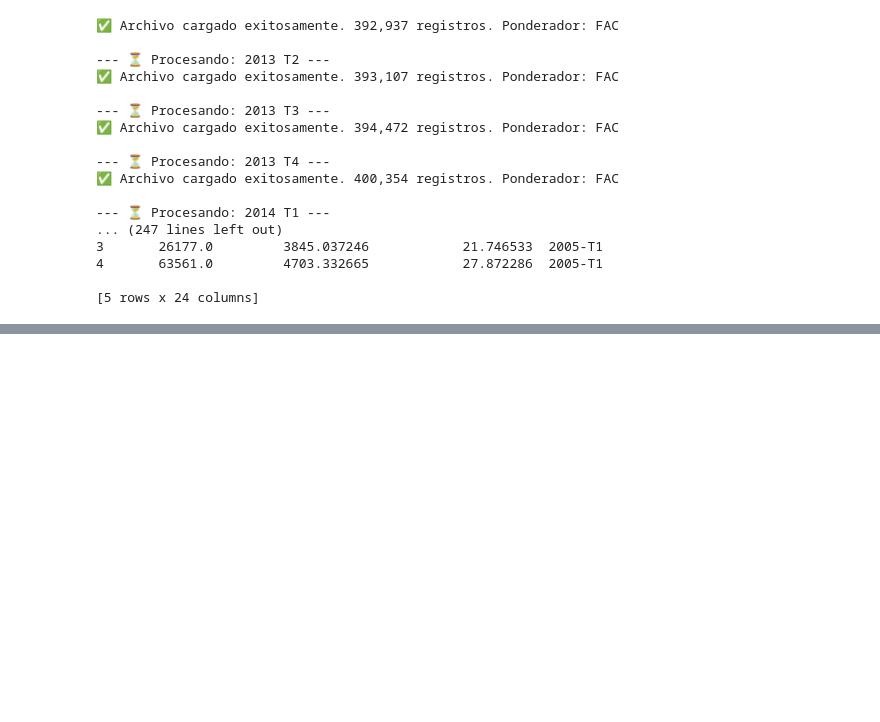
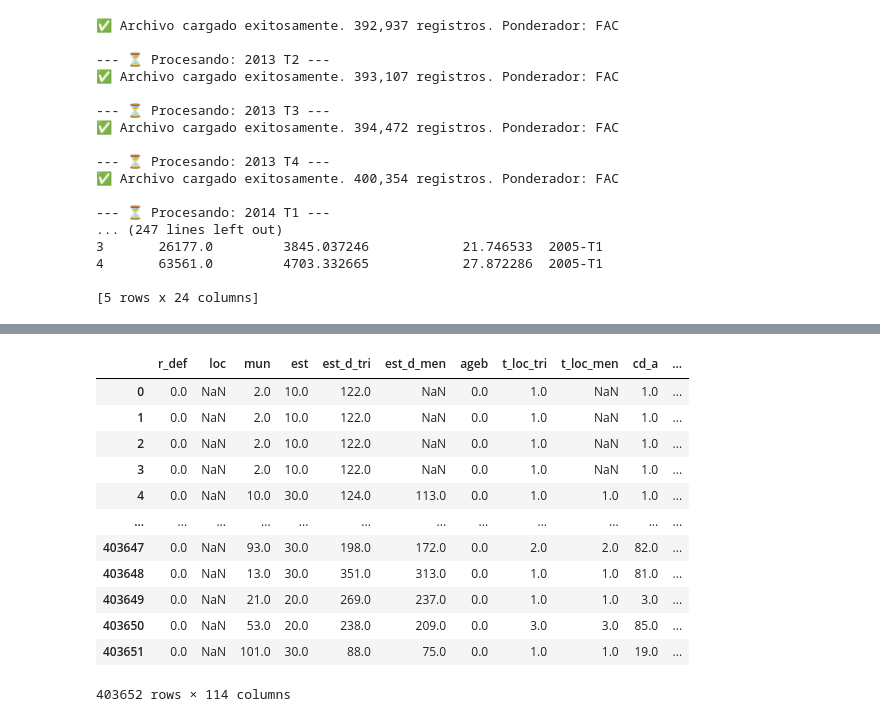
Before and after one commit to Roderictus/ENOE-2025, a Jupyter notebook: Trimestral_Nacional_y_Estatal.ipynb, the cells around one changed output, grey strips where cells are left out. Saved outputs shown, nothing was run; the diff lists cells and outputs as text; code cells hidden in the pictures; blank space fills up the shorter version.

```diff
--- a/Trimestral_Nacional_y_Estatal.ipynb
+++ b/Trimestral_Nacional_y_Estatal.ipynb
@@ -1263,0 +1749,33 @@ the string values returned are correct.
+# %%
+import pandas as pd
+
+
+#file_path = "Data\ENOE_dta\ENOE_2020_3\ENOEN_SDEMT320.dta"
+#file_path = "Data/ENOE_dta/ENOE_2021_1/ENOE_SDEMT121.dta"
+#file_path = "Data\ENOE_dta\ENOE_2021_1\ENOEN_SDEMT121.dta" #fac_tri
+
+#file_path = "Data\ENOE_dta\ENOE_2022_1\ENOEN_SDEMT122.dta"  #fac_tri
+
+
+
+pd.set_option('display.max_columns', None)
+pd.set_option('display.max_rows', 10) # Mostrar hasta 10 filas para la previsualización
+pd.set_option('display.width', 1000)
+
+temp = pd.read_stata(file_path, convert_categoricals=False)
+
+temp
+# %% [output]
+|  | r_def | loc | mun | est | est_d_tri | est_d_men | ageb | t_loc_tri | t_loc_men | cd_a | ... |
+| 0 | 0.0 | NaN | 2.0 | 10.0 | 122.0 | NaN | 0.0 | 1.0 | NaN | 1.0 | ... |
+| 1 | 0.0 | NaN | 2.0 | 10.0 | 122.0 | NaN | 0.0 | 1.0 | NaN | 1.0 | ... |
+| 2 | 0.0 | NaN | 2.0 | 10.0 | 122.0 | NaN | 0.0 | 1.0 | NaN | 1.0 | ... |
+| 3 | 0.0 | NaN | 2.0 | 10.0 | 122.0 | NaN | 0.0 | 1.0 | NaN | 1.0 | ... |
+| 4 | 0.0 | NaN | 10.0 | 30.0 | 124.0 | 113.0 | 0.0 | 1.0 | 1.0 | 1.0 | ... |
+| ... | ... | ... | ... | ... | ... | ... | ... | ... | ... | ... | ... |
+| 403647 | 0.0 | NaN | 93.0 | 30.0 | 198.0 | 172.0 | 0.0 | 2.0 | 2.0 | 82.0 | ... |
+| 403648 | 0.0 | NaN | 13.0 | 30.0 | 351.0 | 313.0 | 0.0 | 1.0 | 1.0 | 81.0 | ... |
+| 403649 | 0.0 | NaN | 21.0 | 20.0 | 269.0 | 237.0 | 0.0 | 1.0 | 1.0 | 3.0 | ... |
+| 403650 | 0.0 | NaN | 53.0 | 20.0 | 238.0 | 209.0 | 0.0 | 3.0 | 3.0 | 85.0 | ... |
+| 403651 | 0.0 | NaN | 101.0 | 30.0 | 88.0 | 75.0 | 0.0 | 1.0 | 1.0 | 19.0 | ... |
+403652 rows × 114 columns
```
Also changed, not shown: parts of 2 cells of this notebook, 1 other file.
